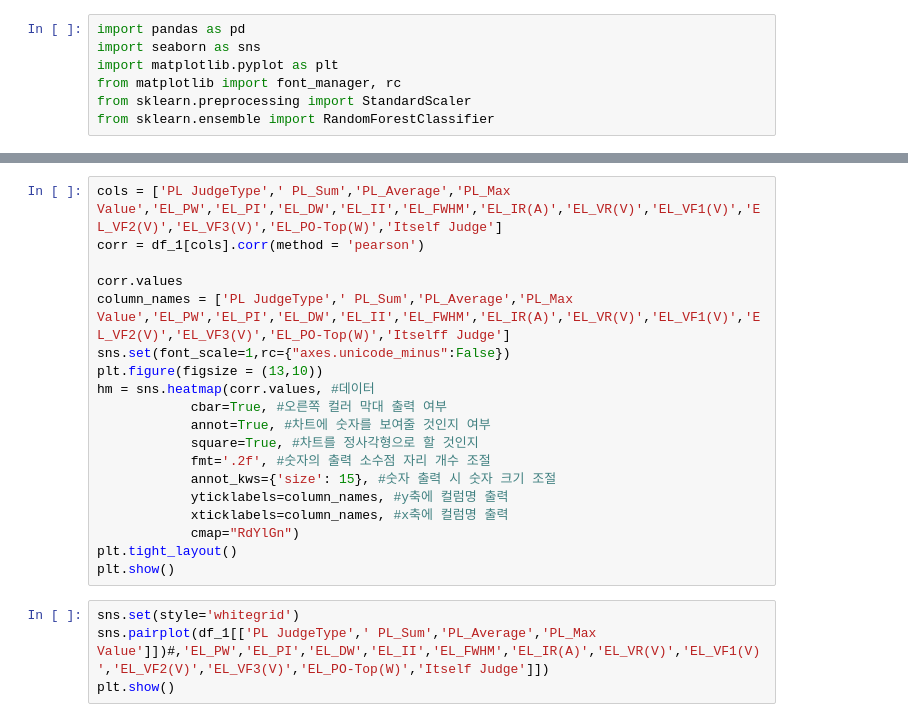
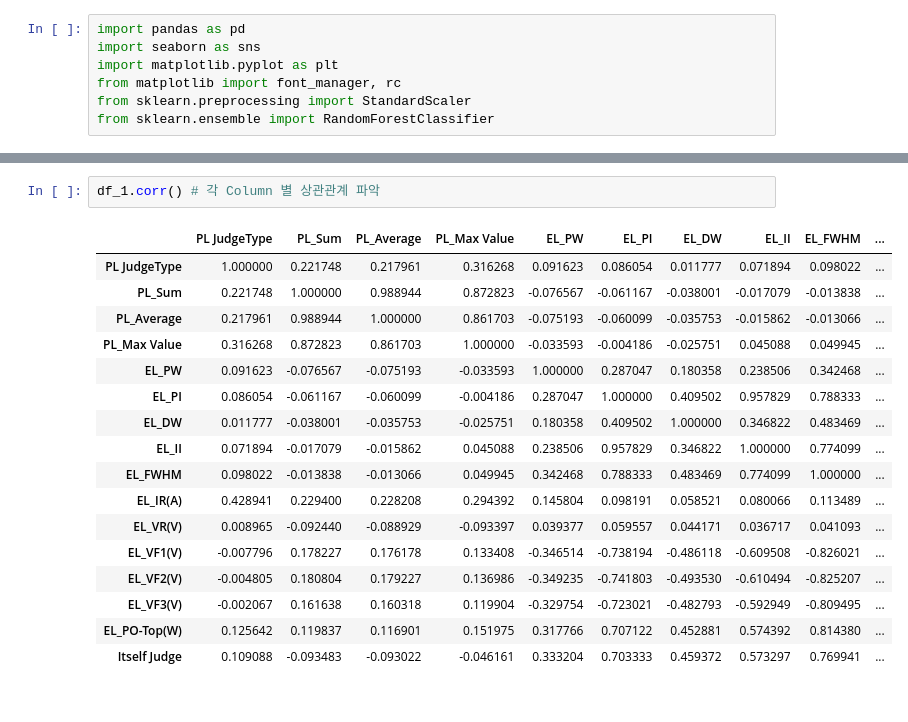
Before and after one commit to YKgroup-HYU/micro_led_analysis, a Jupyter notebook: doc/Final Document.ipynb, the cells around one changed output, grey strips where cells are left out. Saved outputs shown, nothing was run; the diff lists cells and outputs as text.

```diff
--- a/doc/Final Document.ipynb
+++ b/doc/Final Document.ipynb
@@ -181,23 +102,20 @@ plt.show()
-# %%
-cols = ['PL JudgeType',' PL_Sum','PL_Average','PL_Max Value','EL_PW','EL_PI','EL_DW','EL_II','EL_FWHM','EL_IR(A)','EL_VR(V)','EL_VF1(V)','EL_VF2(V)','EL_VF3(V)','EL_PO-Top(W)','Itself Judge']
-corr = df_1[cols].corr(method = 'pearson')
-
-corr.values
-column_names = ['PL JudgeType',' PL_Sum','PL_Average','PL_Max Value','EL_PW','EL_PI','EL_DW','EL_II','EL_FWHM','EL_IR(A)','EL_VR(V)','EL_VF1(V)','EL_VF2(V)','EL_VF3(V)','EL_PO-Top(W)','Itselff Judge']
-sns.set(font_scale=1,rc={"axes.unicode_minus":False})
-plt.figure(figsize = (13,10))
-hm = sns.heatmap(corr.values, #데이터
-            cbar=True, #오른쪽 컬러 막대 출력 여부
-            annot=True, #차트에 숫자를 보여줄 것인지 여부
-            square=True, #차트를 정사각형으로 할 것인지
-            fmt='.2f', #숫자의 출력 소수점 자리 개수 조절
-            annot_kws={'size': 15}, #숫자 출력 시 숫자 크기 조절
-            yticklabels=column_names, #y축에 컬럼명 출력
-            xticklabels=column_names, #x축에 컬럼명 출력
-            cmap="RdYlGn")
-plt.tight_layout()
-plt.show()
-# %%
-sns.set(style='whitegrid')
-sns.pairplot(df_1[['PL JudgeType',' PL_Sum','PL_Average','PL_Max Value']])#,'EL_PW','EL_PI','EL_DW','EL_II','EL_FWHM','EL_IR(A)','EL_VR(V)','EL_VF1(V)','EL_VF2(V)','EL_VF3(V)','EL_PO-Top(W)','Itself Judge']])
-plt.show()
+# %%
+df_1.corr() # 각 Column 별 상관관계 파악
+# %% [output]
+|  | PL JudgeType | PL_Sum | PL_Average | PL_Max Value | EL_PW | EL_PI | EL_DW | EL_II | EL_FWHM | ... |
+| PL JudgeType | 1.000000 | 0.221748 | 0.217961 | 0.316268 | 0.091623 | 0.086054 | 0.011777 | 0.071894 | 0.098022 | ... |
+| PL_Sum | 0.221748 | 1.000000 | 0.988944 | 0.872823 | -0.076567 | -0.061167 | -0.038001 | -0.017079 | -0.013838 | ... |
+| PL_Average | 0.217961 | 0.988944 | 1.000000 | 0.861703 | -0.075193 | -0.060099 | -0.035753 | -0.015862 | -0.013066 | ... |
+| PL_Max Value | 0.316268 | 0.872823 | 0.861703 | 1.000000 | -0.033593 | -0.004186 | -0.025751 | 0.045088 | 0.049945 | ... |
+| EL_PW | 0.091623 | -0.076567 | -0.075193 | -0.033593 | 1.000000 | 0.287047 | 0.180358 | 0.238506 | 0.342468 | ... |
+| EL_PI | 0.086054 | -0.061167 | -0.060099 | -0.004186 | 0.287047 | 1.000000 | 0.409502 | 0.957829 | 0.788333 | ... |
+| EL_DW | 0.011777 | -0.038001 | -0.035753 | -0.025751 | 0.180358 | 0.409502 | 1.000000 | 0.346822 | 0.483469 | ... |
+| EL_II | 0.071894 | -0.017079 | -0.015862 | 0.045088 | 0.238506 | 0.957829 | 0.346822 | 1.000000 | 0.774099 | ... |
+| EL_FWHM | 0.098022 | -0.013838 | -0.013066 | 0.049945 | 0.342468 | 0.788333 | 0.483469 | 0.774099 | 1.000000 | ... |
+| EL_IR(A) | 0.428941 | 0.229400 | 0.228208 | 0.294392 | 0.145804 | 0.098191 | 0.058521 | 0.080066 | 0.113489 | ... |
+| EL_VR(V) | 0.008965 | -0.092440 | -0.088929 | -0.093397 | 0.039377 | 0.059557 | 0.044171 | 0.036717 | 0.041093 | ... |
+| EL_VF1(V) | -0.007796 | 0.178227 | 0.176178 | 0.133408 | -0.346514 | -0.738194 | -0.486118 | -0.609508 | -0.826021 | ... |
+| EL_VF2(V) | -0.004805 | 0.180804 | 0.179227 | 0.136986 | -0.349235 | -0.741803 | -0.493530 | -0.610494 | -0.825207 | ... |
+| EL_VF3(V) | -0.002067 | 0.161638 | 0.160318 | 0.119904 | -0.329754 | -0.723021 | -0.482793 | -0.592949 | -0.809495 | ... |
+| EL_PO-Top(W) | 0.125642 | 0.119837 | 0.116901 | 0.151975 | 0.317766 | 0.707122 | 0.452881 | 0.574392 | 0.814380 | ... |
+| Itself Judge | 0.109088 | -0.093483 | -0.093022 | -0.046161 | 0.333204 | 0.703333 | 0.459372 | 0.573297 | 0.769941 | ... |
```
Also changed, not shown: parts of 7 cells of this notebook, 5 other files.
